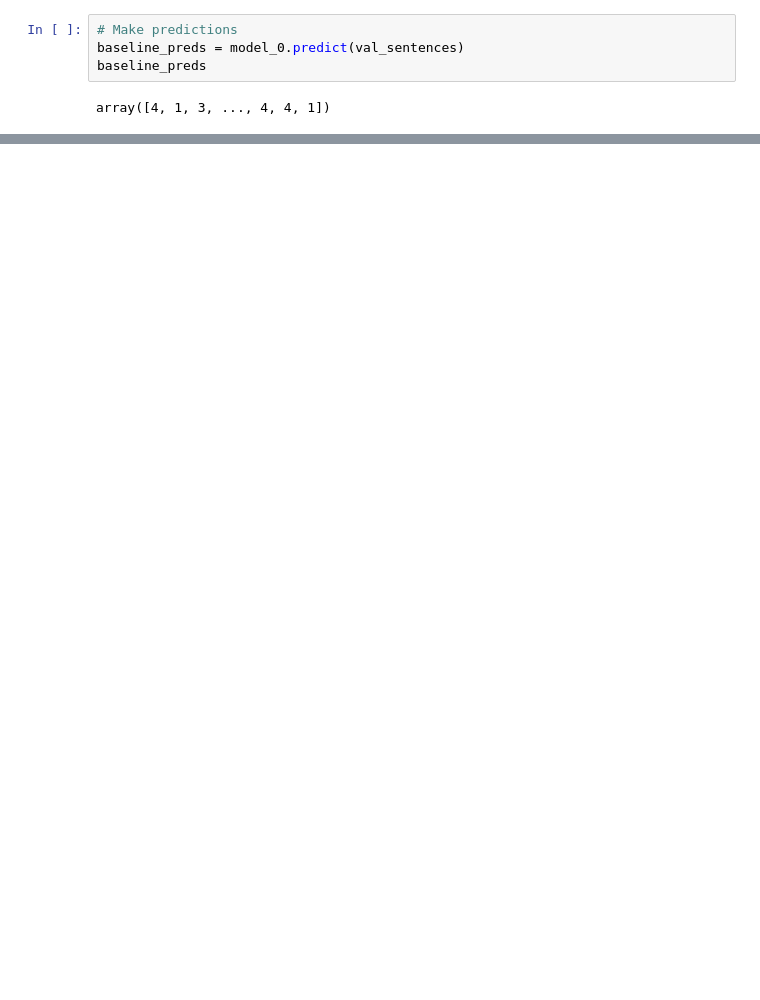
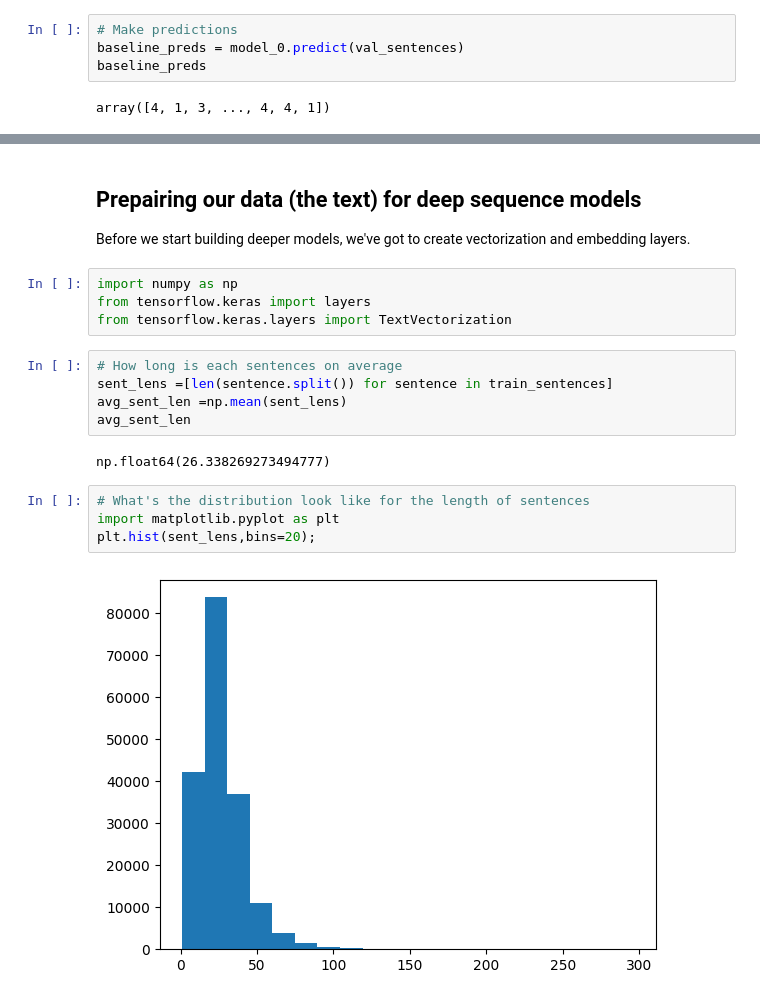
Before and after one commit to Rhino-byte/Skimit_NLP, a Jupyter notebook: nlp_skimit.ipynb, the cells around one changed output, grey strips where cells are left out. Drawn from its saved outputs; the diff is of its cells as text; blank space fills up the shorter version.

```diff
--- a/nlp_skimit.ipynb
+++ b/nlp_skimit.ipynb
@@ -360,0 +378,21 @@ array([4, 1, 3, ..., 4, 4, 1])
+# %% [markdown]
+## Prepairing our data (the text) for deep sequence models
+
+Before we start building deeper models, we've got to create vectorization and embedding layers.
+# %%
+import numpy as np
+from tensorflow.keras import layers
+from tensorflow.keras.layers import TextVectorization
+# %%
+# How long is each sentences on average
+sent_lens =[len(sentence.split()) for sentence in train_sentences]
+avg_sent_len =np.mean(sent_lens)
+avg_sent_len
+# %% [output]
+np.float64(26.338269273494777)
+# %%
+# What's the distribution look like for the length of sentences
+import matplotlib.pyplot as plt
+plt.hist(sent_lens,bins=20);
+# %% [output]
+[figure, added]
```
Also changed, not shown: parts of 28 cells of this notebook.
